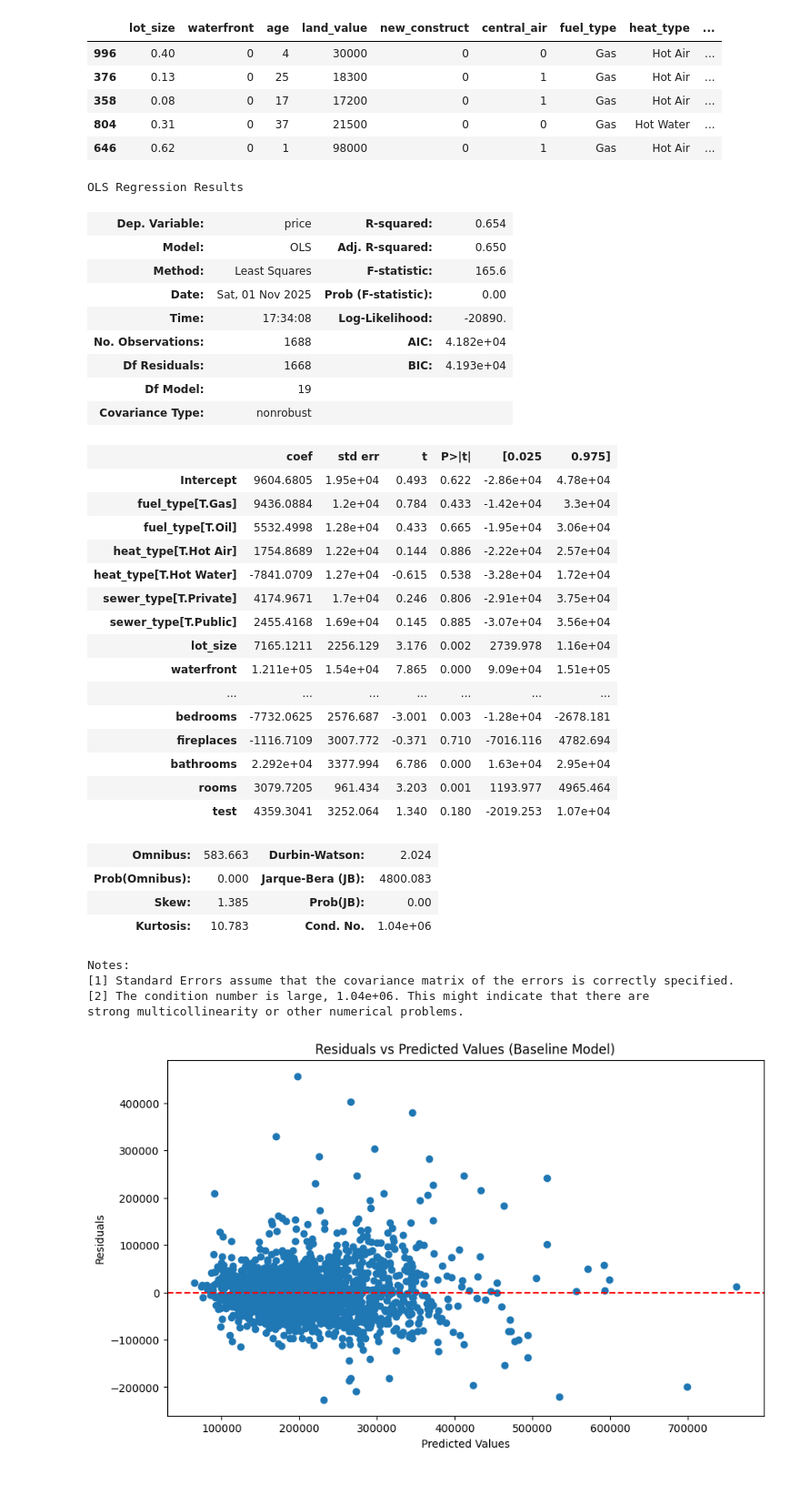
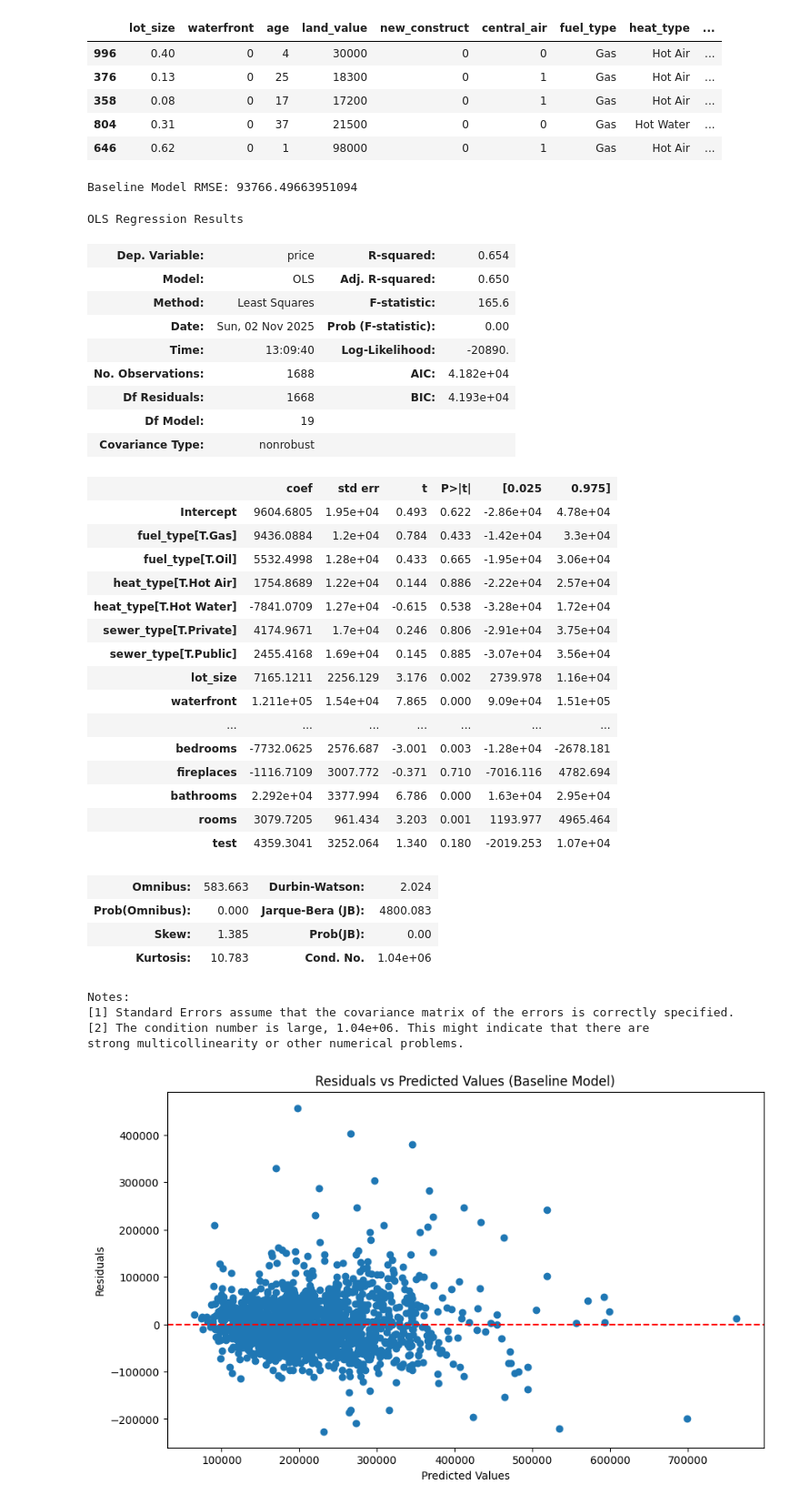
Before and after one commit to juhndu/data1902assign3, a Jupyter notebook: benchmark_model.ipynb, the cells around one changed output. Shown at 91% size. Cells and saved outputs as stored; diff of their text form; code cells hidden in the pictures.

```diff
--- a/benchmark_model.ipynb
+++ b/benchmark_model.ipynb
@@ -26,15 +26,21 @@ X_train.head()
 # %%
 selected_variables = X_train.columns.tolist()
 model_formula = 'price ~ ' + ' + '.join(selected_variables)
 model_bm = smf.ols(formula=model_formula, data=pd.concat([X_train, y_train], axis=1)).fit()
+
+y_pred = model_bm.predict(X_test)
+rmse = metrics.root_mean_squared_error(y_test, y_pred)
+print(f'Baseline Model RMSE: {rmse}')
+
 model_bm.summary()
 # %% [output]
-OLS Regression Results
+Baseline Model RMSE: 93766.49663951094
+OLS Regression Results
 | Dep. Variable: | price | R-squared: | 0.654 |
 | Model: | OLS | Adj. R-squared: | 0.650 |
 | Method: | Least Squares | F-statistic: | 165.6 |
-| Date: | Sat, 01 Nov 2025 | Prob (F-statistic): | 0.00 |
-| Time: | 17:34:08 | Log-Likelihood: | -20890. |
+| Date: | Sun, 02 Nov 2025 | Prob (F-statistic): | 0.00 |
+| Time: | 13:09:40 | Log-Likelihood: | -20890. |
 | No. Observations: | 1688 | AIC: | 4.182e+04 |
 | Df Residuals: | 1668 | BIC: | 4.193e+04 |
 | Df Model: | 19 |  |  |
@@ -59,10 +65,10 @@ OLS Regression Results
 | Prob(Omnibus): | 0.000 | Jarque-Bera (JB): | 4800.083 |
 | Skew: | 1.385 | Prob(JB): | 0.00 |
 | Kurtosis: | 10.783 | Cond. No. | 1.04e+06 |
-Notes:
-[1] Standard Errors assume that the covariance matrix of the errors is correctly specified.
-[2] The condition number is large, 1.04e+06. This might indicate that there are
-strong multicollinearity or other numerical problems.
+Notes:
+[1] Standard Errors assume that the covariance matrix of the errors is correctly specified.
+[2] The condition number is large, 1.04e+06. This might indicate that there are
+strong multicollinearity or other numerical problems.
 # %%
 #residual plot
 y_pred = model_bm.predict(X_train)
```
Also changed, not shown: 2 other files.
